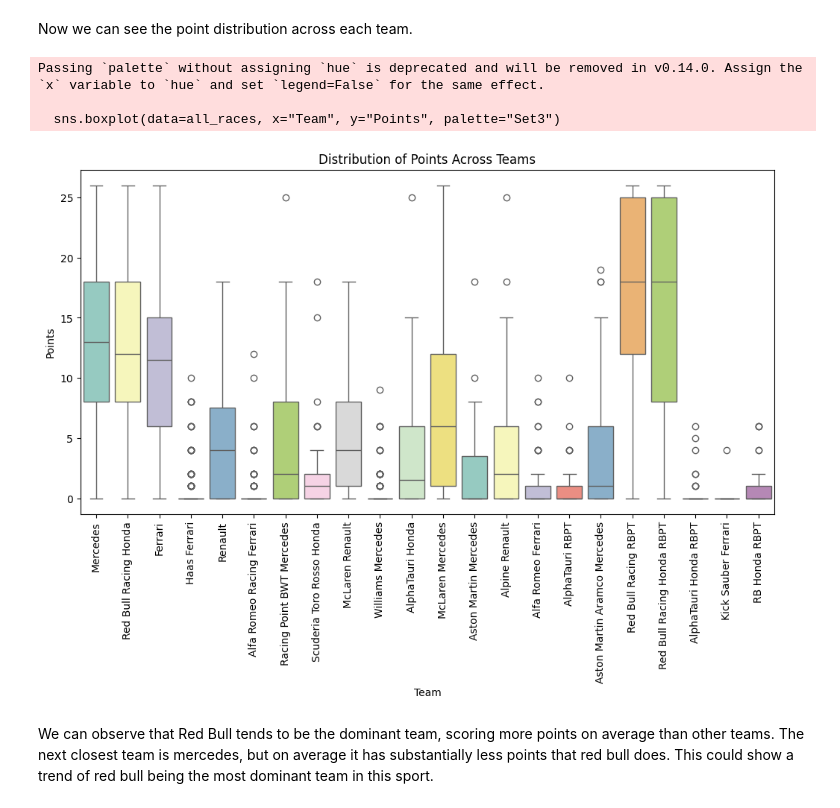
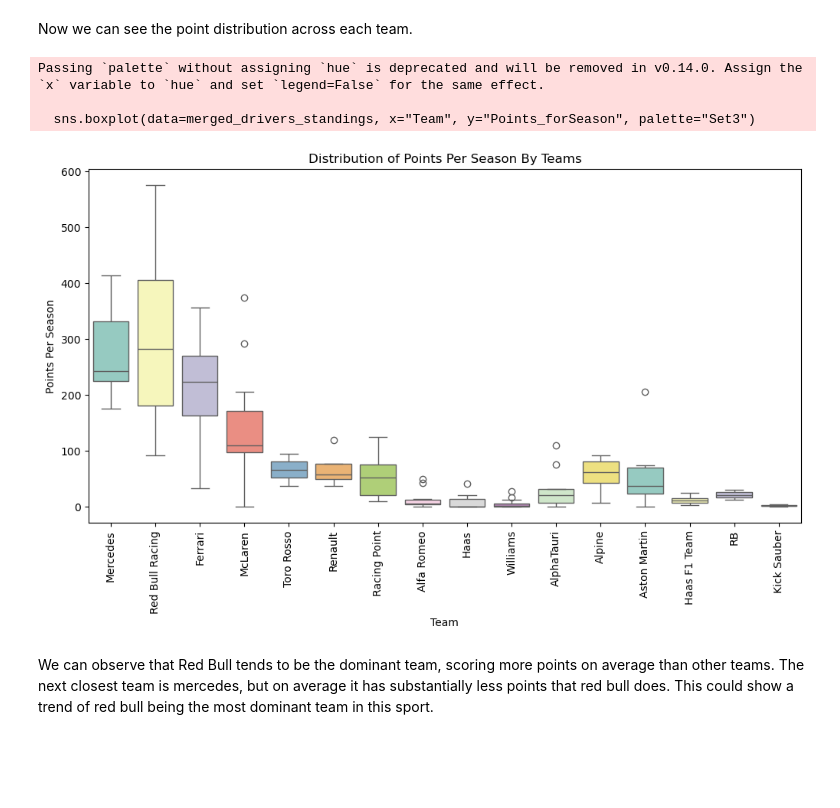
Before and after one commit to Dekamayaro/F1-Prediction-Project, a Jupyter notebook: project.ipynb, the cells around one changed output. Cells and saved outputs as stored; diff of their text form; code cells hidden in the pictures; blank space fills up the shorter version.

```diff
--- a/project.ipynb
+++ b/project.ipynb
@@ -220,0 +230,3 @@ standings = pd.read_csv("Data/standings.csv")
+# %%
+merged_drivers_standings = pd.merge(all_drivers, standings, on=['Number', 'Year'], suffixes=('_driverTotal', '_forSeason'))
+merged_drivers_standings.head()
@@ -286,17 +302,17 @@ We have conducted a pearson correlation coefficient test on the relationship bet
 Now we can see the point distribution across each team.
 # %%
 plt.figure(figsize=(12, 6))
-sns.boxplot(data=all_races, x="Team", y="Points", palette="Set3")
+sns.boxplot(data=merged_drivers_standings, x="Team", y="Points_forSeason", palette="Set3")
 plt.xticks(rotation=90)
-plt.title("Distribution of Points Across Teams")
+plt.title("Distribution of Points Per Season By Teams")
 plt.xlabel("Team")
-plt.ylabel("Points")
+plt.ylabel("Points Per Season")
 plt.show()
 # %% [output]
 Passing `palette` without assigning `hue` is deprecated and will be removed in v0.14.0. Assign the `x` variable to `hue` and set `legend=False` for the same effect.
 
-  sns.boxplot(data=all_races, x="Team", y="Points", palette="Set3")
+  sns.boxplot(data=merged_drivers_standings, x="Team", y="Points_forSeason", palette="Set3")
-[figure, old version]
+[figure, new version]
 # %% [markdown]
 We can observe that Red Bull tends to be the dominant team, scoring more points on average than other teams. The next closest team is mercedes, but on average it has substantially less points that red bull does. This could show a trend of red bull being the most dominant team in this sport.
 # %% [markdown]
```
Also changed, not shown: parts of 12 cells of this notebook.
